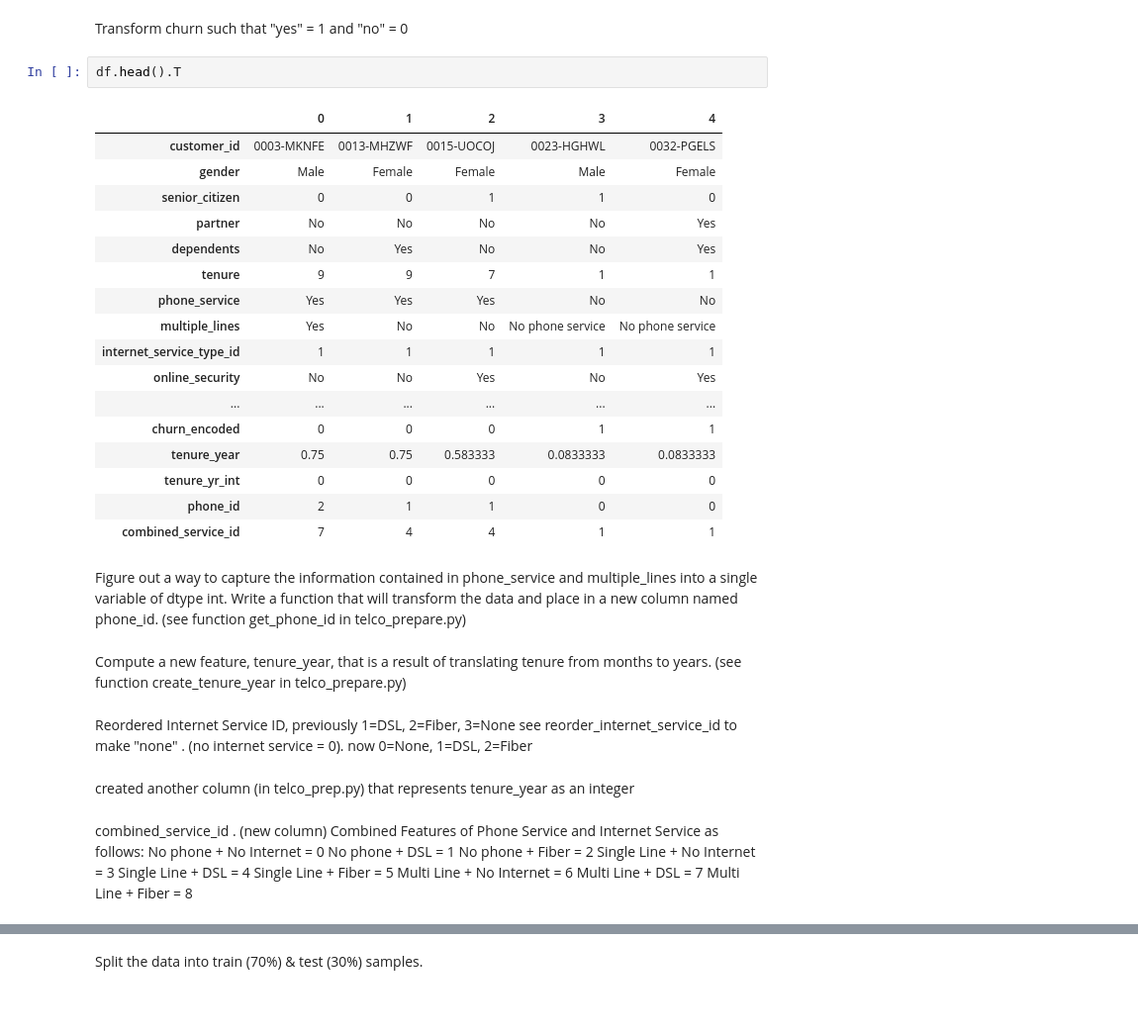
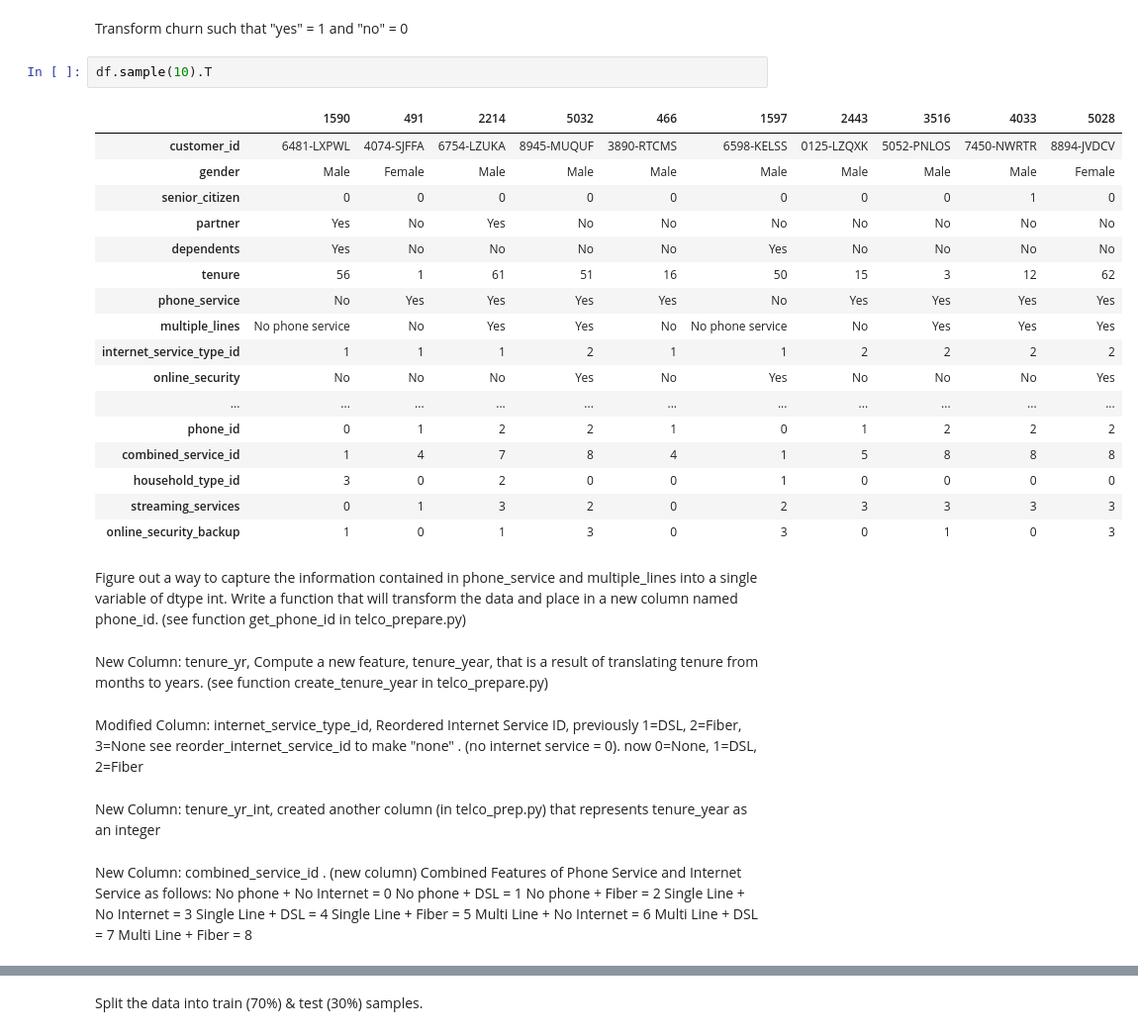
Before and after one commit to codeup-classification-project-ada/Classification, a Jupyter notebook: Codeup_Classification_Project_Ada_gg.ipynb, the cells around one changed output, grey strips where cells are left out. Shown at 99% size. Saved outputs shown, nothing was run; the diff lists cells and outputs as text; blank space fills up the shorter version.

Commit message:
more prepare columns

```diff
--- a/Codeup_Classification_Project_Ada_gg.ipynb
+++ b/Codeup_Classification_Project_Ada_gg.ipynb
@@ -389,35 +389,35 @@ Document your takeaways. For each variable:
 # %% [markdown]
 Transform churn such that "yes" = 1 and "no" = 0
 # %%
-df.head().T
+df.sample(10).T
 # %% [output]
-|  | 0 | 1 | 2 | 3 | 4 |
-| customer_id | 0003-MKNFE | 0013-MHZWF | 0015-UOCOJ | 0023-HGHWL | 0032-PGELS |
-| gender | Male | Female | Female | Male | Female |
-| senior_citizen | 0 | 0 | 1 | 1 | 0 |
-| partner | No | No | No | No | Yes |
-| dependents | No | Yes | No | No | Yes |
-| tenure | 9 | 9 | 7 | 1 | 1 |
-| phone_service | Yes | Yes | Yes | No | No |
-| multiple_lines | Yes | No | No | No phone service | No phone service |
-| internet_service_type_id | 1 | 1 | 1 | 1 | 1 |
-| online_security | No | No | Yes | No | Yes |
-| ... | ... | ... | ... | ... | ... |
-| churn_encoded | 0 | 0 | 0 | 1 | 1 |
-| tenure_year | 0.75 | 0.75 | 0.583333 | 0.0833333 | 0.0833333 |
-| tenure_yr_int | 0 | 0 | 0 | 0 | 0 |
-| phone_id | 2 | 1 | 1 | 0 | 0 |
-| combined_service_id | 7 | 4 | 4 | 1 | 1 |
+|  | 1590 | 491 | 2214 | 5032 | 466 | 1597 | 2443 | 3516 | 4033 | 5028 |
+| customer_id | 6481-LXPWL | 4074-SJFFA | 6754-LZUKA | 8945-MUQUF | 3890-RTCMS | 6598-KELSS | 0125-LZQXK | 5052-PNLOS | 7450-NWRTR | 8894-JVDCV |
+| gender | Male | Female | Male | Male | Male | Male | Male | Male | Male | Female |
+| senior_citizen | 0 | 0 | 0 | 0 | 0 | 0 | 0 | 0 | 1 | 0 |
+| partner | Yes | No | Yes | No | No | No | No | No | No | No |
+| dependents | Yes | No | No | No | No | Yes | No | No | No | No |
+| tenure | 56 | 1 | 61 | 51 | 16 | 50 | 15 | 3 | 12 | 62 |
+| phone_service | No | Yes | Yes | Yes | Yes | No | Yes | Yes | Yes | Yes |
+| multiple_lines | No phone service | No | Yes | Yes | No | No phone service | No | Yes | Yes | Yes |
+| internet_service_type_id | 1 | 1 | 1 | 2 | 1 | 1 | 2 | 2 | 2 | 2 |
+| online_security | No | No | No | Yes | No | Yes | No | No | No | Yes |
+| ... | ... | ... | ... | ... | ... | ... | ... | ... | ... | ... |
+| phone_id | 0 | 1 | 2 | 2 | 1 | 0 | 1 | 2 | 2 | 2 |
+| combined_service_id | 1 | 4 | 7 | 8 | 4 | 1 | 5 | 8 | 8 | 8 |
+| household_type_id | 3 | 0 | 2 | 0 | 0 | 1 | 0 | 0 | 0 | 0 |
+| streaming_services | 0 | 1 | 3 | 2 | 0 | 2 | 3 | 3 | 3 | 3 |
+| online_security_backup | 1 | 0 | 1 | 3 | 0 | 3 | 0 | 1 | 0 | 3 |
 # %% [markdown]
 Figure out a way to capture the information contained in phone_service and multiple_lines into a single variable of dtype int. Write a function that will transform the data and place in a new column named phone_id.  (see function get_phone_id in telco_prepare.py)
 # %% [markdown]
-Compute a new feature, tenure_year, that is a result of translating tenure from months to years.  (see function create_tenure_year in telco_prepare.py)
+New Column:  tenure_yr,  Compute a new feature, tenure_year, that is a result of translating tenure from months to years.  (see function create_tenure_year in telco_prepare.py)
 # %% [markdown]
-Reordered Internet Service ID,   previously 1=DSL, 2=Fiber, 3=None    see reorder_internet_service_id to make "none" . (no internet service = 0).    now  0=None, 1=DSL, 2=Fiber
+Modified Column:  internet_service_type_id,  Reordered Internet Service ID,   previously 1=DSL, 2=Fiber, 3=None    see reorder_internet_service_id to make "none" . (no internet service = 0).    now  0=None, 1=DSL, 2=Fiber
 # %% [markdown]
-created another column (in telco_prep.py) that represents tenure_year as an integer
+New Column:  tenure_yr_int,  created another column (in telco_prep.py) that represents tenure_year as an integer
 # %% [markdown]
-combined_service_id .  (new column) Combined Features of Phone Service and Internet Service as follows:
+New Column:  combined_service_id .  (new column) Combined Features of Phone Service and Internet Service as follows:
 No phone + No Internet  = 0
 No phone + DSL  = 1
 No phone + Fiber  = 2
```
Also changed, not shown: parts of 16 cells of this notebook, 1 other file.
